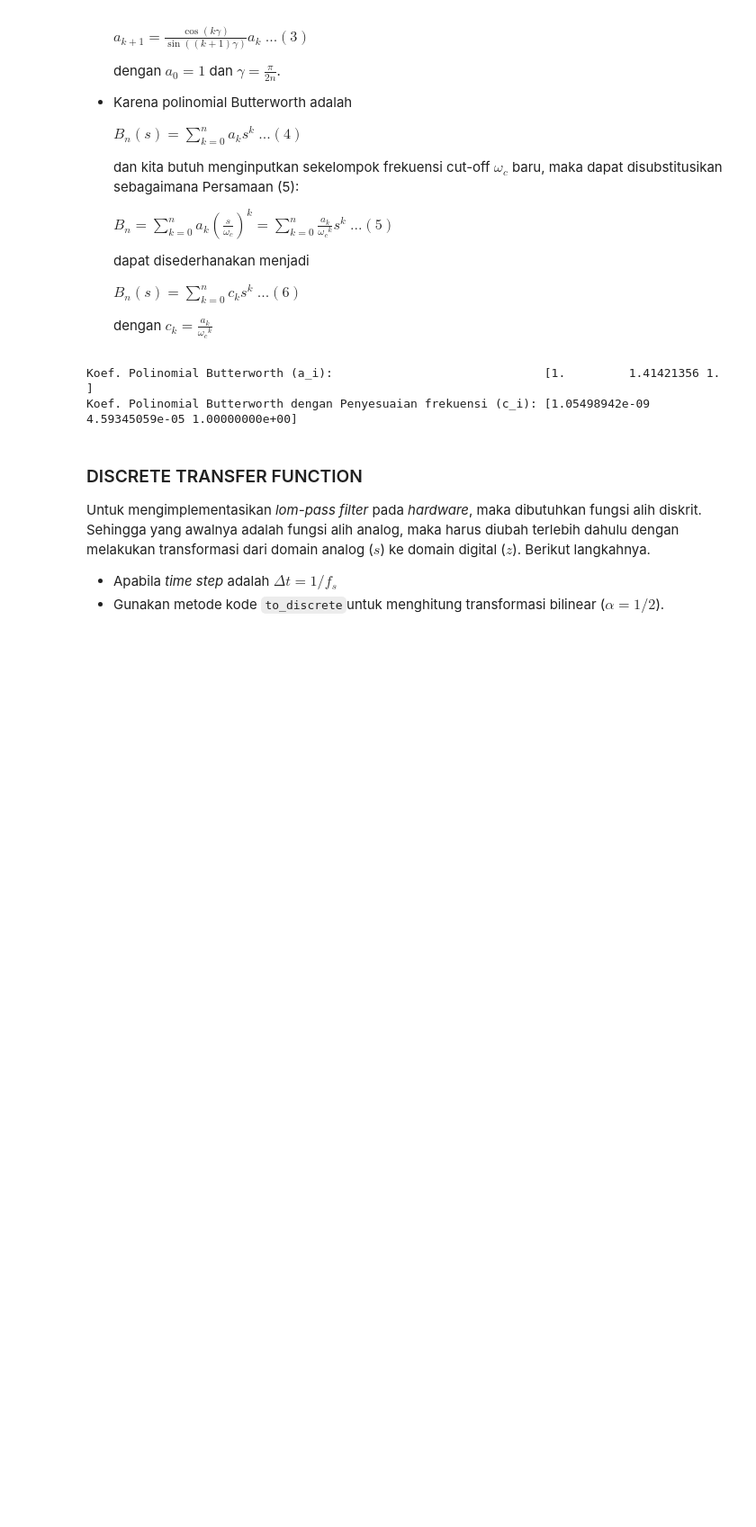
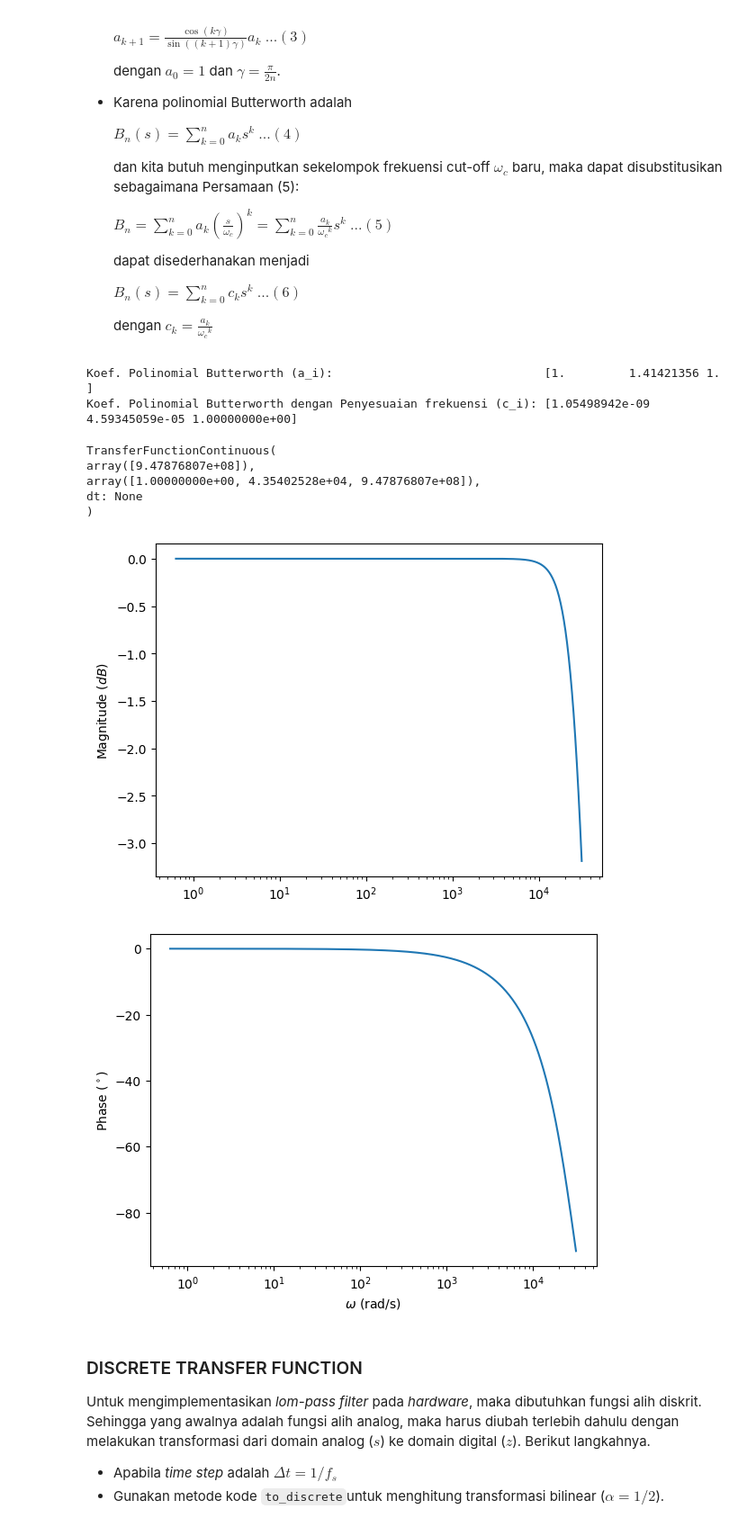
Before and after one commit to AdnanBayu/sound-noise-reduction-signal-processing, a Jupyter notebook: ESP32-INMP441-ArduinoIDE/Design-Filter/filter-design.ipynb, the cells around one changed output. Shown: that part at 90% size. Saved outputs shown, nothing was run; the diff lists cells and outputs as text; code cells hidden in the pictures; blank space fills up the shorter version.

```diff
--- a/ESP32-INMP441-ArduinoIDE/Design-Filter/filter-design.ipynb
+++ b/ESP32-INMP441-ArduinoIDE/Design-Filter/filter-design.ipynb
@@ -97,6 +97,44 @@ w0 = 2*np.pi*4900; # frekuensi cut-off (rad/s), frekuensi cut-off dipilih 4900 H
 num = [1];      # koefisien pembilang (numerator) dari fungsi alih
 den = c;        # koefisien penyebut (denominator) dari fungsi alih
 lowPass = signal.TransferFunction(num,den) # Generate fungsi alih
+# %%
+lowPass
+# %% [output]
+TransferFunctionContinuous(
+array([9.47876807e+08]),
+array([1.00000000e+00, 4.35402528e+04, 9.47876807e+08]),
+dt: None
+)
+# %%
+# Generate the bode plot
+min_freq = 0.1   # Minimum frequency in Hz
+max_freq = 5000  # Maximum frequency in Hz
+w = np.logspace(
+    np.log10(min_freq * 2 * np.pi),  # Minimum angular frequency (rad/s)
+    np.log10(max_freq * 2 * np.pi),  # Maximum angular frequency (rad/s)
+    500                              # Number of points for smooth plotting
+)
+
+# w = np.logspace(np.log10(min(signalFreq)*2*np.pi/10), np.log10(max(signalFreq)*2*np.pi*10), 500 )
+w, mag, phase = signal.bode(lowPass,w)
+
+# Plot Magnitude
+plt.figure()
+plt.semilogx(w, mag)
+plt.ylabel("Magnitude ($dB$)")
+# plt.xlim([min(w),max(w)])
+# plt.ylim([min(mag),max(mag)])
+
+# Plot Fase
+plt.figure()
+plt.semilogx(w, phase)  # Bode phase plot
+plt.ylabel("Phase ($^\circ$)")
+plt.xlabel("$\omega$ (rad/s)")
+# plt.xlim([min(w),max(w)])
+plt.show()
+# %% [output]
+[figure, added]
+[figure, added]
 # %% [markdown]
 ### DISCRETE TRANSFER FUNCTION
 Untuk mengimplementasikan *lom-pass filter* pada *hardware*, maka dibutuhkan fungsi alih diskrit. Sehingga yang awalnya adalah fungsi alih analog, maka harus diubah terlebih dahulu dengan melakukan transformasi dari domain analog ($s$) ke domain digital ($z$). Berikut langkahnya.
```
Also changed, not shown: 6 other files.
